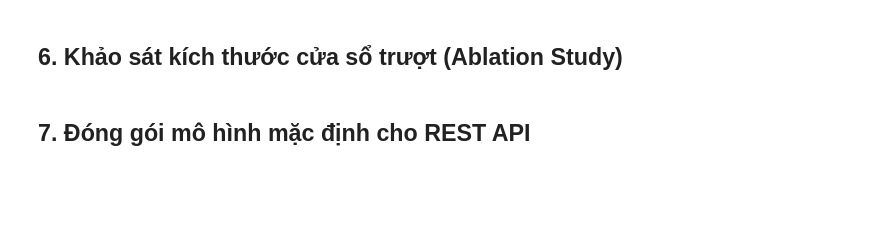
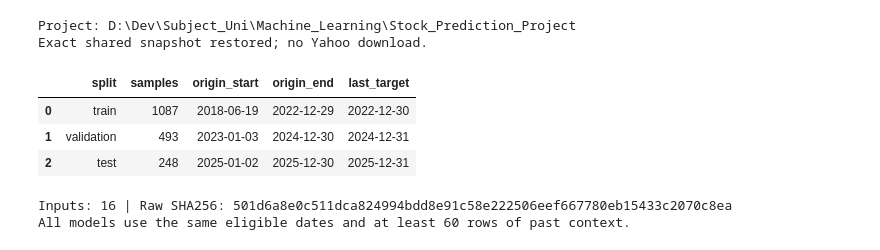
Before and after one commit to PhucTruong11/FPT_Stock_Forecasting, a Jupyter notebook: notebooks/02_train_deep_learning_fpt.ipynb, the cells around one changed output. Cells and saved outputs as stored; diff of their text form; code cells hidden in the pictures; blank space fills up the shorter version.

Commit message:
Complete FPT v2 pipeline with API UI and reproducible Colab workflow

```diff
--- a/notebooks/02_train_deep_learning_fpt.ipynb
+++ b/notebooks/02_train_deep_learning_fpt.ipynb
@@ -140,2 +16,0 @@ plt.show()
-# %% [markdown]
-## 6. Khảo sát kích thước cửa sổ trượt (Ablation Study)
@@ -165,2 +16,0 @@ ablation_df.round(5)
-# %% [markdown]
-## 7. Đóng gói mô hình mặc định cho REST API
@@ -171,0 +17,62 @@ print('Đã lưu mô hình mặc định vào', DL_DIR)
+# %%
+from pathlib import Path
+import os, sys, json, subprocess, importlib.metadata
+try:
+    import google.colab
+    IN_COLAB = True
+except ImportError:
+    IN_COLAB = False
+if IN_COLAB:
+    ROOT = Path('/content/Stock_Prediction_Project_v2')
+    if not (ROOT / '.git').exists():
+        subprocess.check_call(['git', 'clone', '--depth', '1', '--branch', 'feature/train-model',
+                               'https://github.com/PhucTruong11/Stock_Prediction_Project.git', str(ROOT)])
+    loaded_versions = {name: getattr(sys.modules.get(name), '__version__', None)
+                       for name in ['numpy', 'pandas', 'sklearn', 'tensorflow', 'xgboost']}
+    subprocess.check_call([sys.executable, '-m', 'pip', 'install', '-q', '-r', str(ROOT / 'requirements-colab.txt')])
+    packages = {'sklearn': 'scikit-learn', 'numpy': 'numpy', 'pandas': 'pandas', 'tensorflow': 'tensorflow', 'xgboost': 'xgboost'}
+    changed = [name for name, old in loaded_versions.items()
+               if old is not None and old != importlib.metadata.version(packages[name])]
+    if changed:
+        raise RuntimeError('Dependencies changed: ' + str(changed) + '. Restart the Colab session, then Run all again.')
+else:
+    candidates = [Path(os.environ.get('FPT_PROJECT_ROOT', Path.cwd())), Path.cwd(), *Path.cwd().parents]
+    ROOT = next((p for p in candidates if (p / 'src/models/experiment.py').exists()), None)
+if ROOT is None:
+    raise FileNotFoundError('Open the complete updated project.')
+os.chdir(ROOT)
+if str(ROOT) not in sys.path:
+    sys.path.insert(0, str(ROOT))
+from src.data.snapshot import restore_snapshot
+restore_snapshot(ROOT)
+import numpy as np
+import pandas as pd
+import matplotlib.pyplot as plt
+from IPython.display import display, Markdown
+from src.models.experiment import load_data, split_masks, run_experiment, evaluate_saved
+from src.features.build_features import FEATURE_COLUMNS, TARGET_COLUMN
+plt.rcParams.update({'figure.figsize': (11, 4), 'font.size': 11, 'axes.spines.top': False, 'axes.spines.right': False})
+print('Project:', ROOT)
+print('Exact shared snapshot restored; no Yahoo download.')
+# %% [output]
+Project: D:\Dev\Subject_Uni\Machine_Learning\Stock_Prediction_Project
+Exact shared snapshot restored; no Yahoo download.
+# %%
+features, labels, data_metadata = load_data(ROOT)
+masks = split_masks(labels)
+display(pd.DataFrame([
+    {'split': name, 'samples': int(mask.sum()),
+     'origin_start': labels.loc[mask, 'Date'].min(),
+     'origin_end': labels.loc[mask, 'Date'].max(),
+     'last_target': labels.loc[mask, 'Target_Date_1d'].max()}
+    for name, mask in masks.items()
+]))
+print('Inputs:', len(FEATURE_COLUMNS), '| Raw SHA256:', data_metadata['source_raw_sha256'])
+print('All models use the same eligible dates and at least 60 rows of past context.')
+# %% [output]
+|  | split | samples | origin_start | origin_end | last_target |
+| 0 | train | 1087 | 2018-06-19 | 2022-12-29 | 2022-12-30 |
+| 1 | validation | 493 | 2023-01-03 | 2024-12-30 | 2024-12-31 |
+| 2 | test | 248 | 2025-01-02 | 2025-12-30 | 2025-12-31 |
+Inputs: 16 | Raw SHA256: 501d6a8e0c511dca824994bdd8e91c58e222506eef667780eb15433c2070c8ea
+All models use the same eligible dates and at least 60 rows of past context.
```
Also changed, not shown: parts of 27 cells of this notebook, 54 other files.
